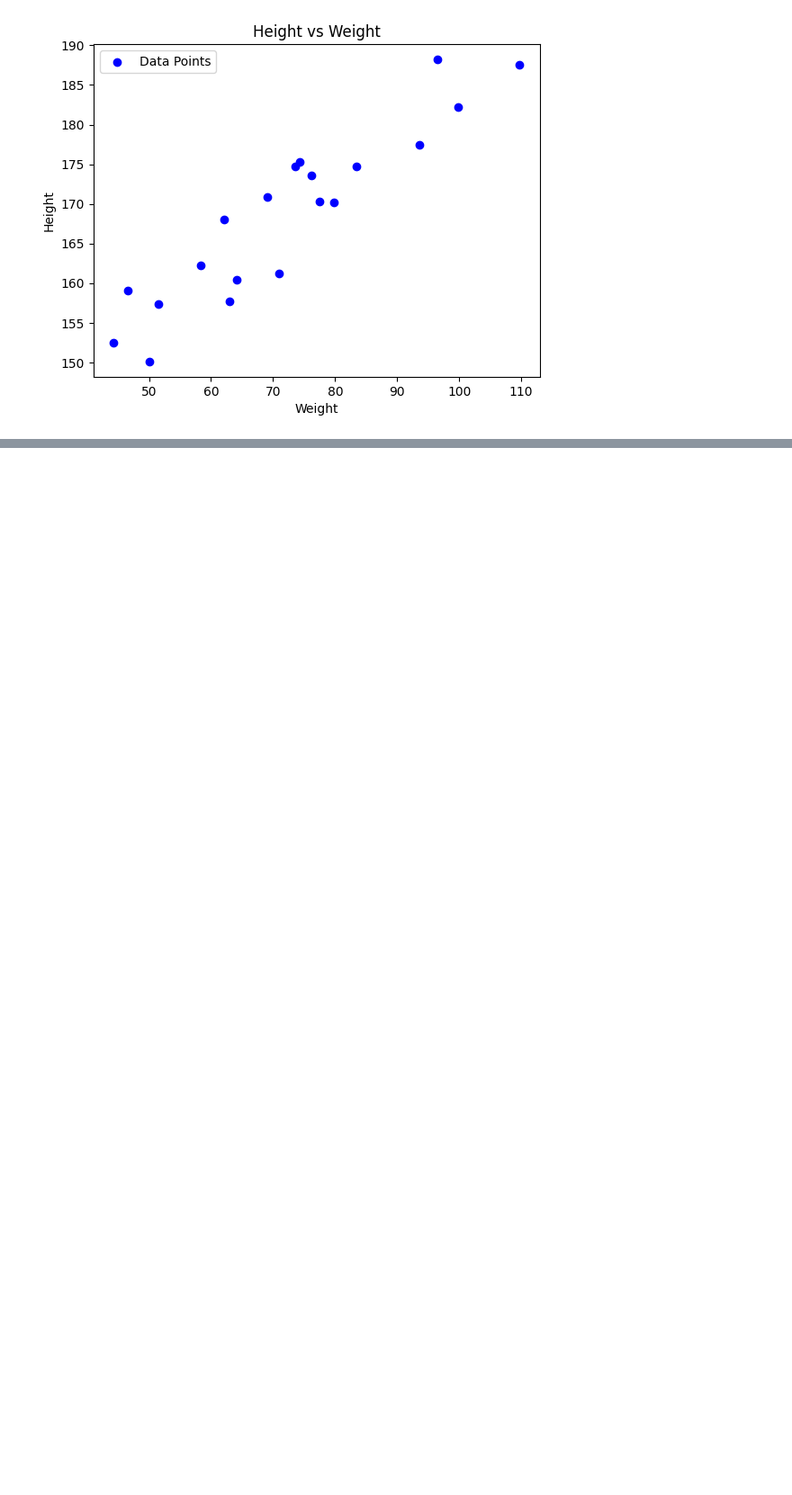
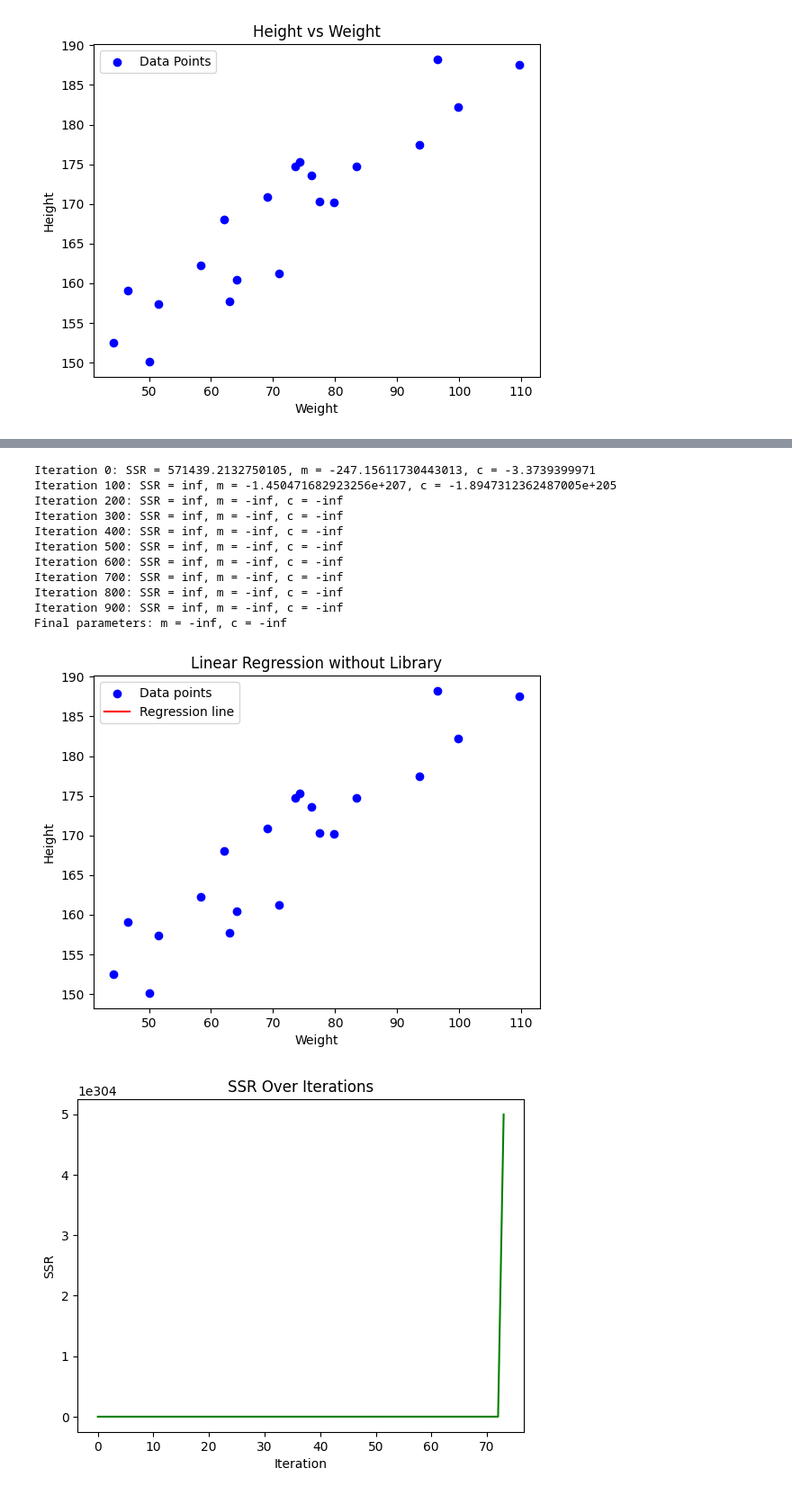
Before and after one commit to MLol-3/Machine-learning-class67, a Jupyter notebook: Regularization/Assignment1/assignment1.ipynb, the cells around one changed output, grey strips where cells are left out. Shown at 90% size. Cells and saved outputs as stored; diff of their text form; code cells hidden in the pictures; blank space fills up the shorter version.

```diff
--- a/Regularization/Assignment1/assignment1.ipynb
+++ b/Regularization/Assignment1/assignment1.ipynb
@@ -71,3 +22,83 @@ Name: Weight, dtype: float64
+# %%
+import numpy as np
+import pandas as pd
+import matplotlib.pyplot as plt
+
+# Load the data
+data = pd.read_csv('HeightWeight20.csv')
+
+# Extract the features and target
+X = data[['Weight']].values
+y = data['Height'].values
+
+# Initialize parameters
+m = 0  # slope
+c = 0  # intercept
+learning_rate = 0.01
+num_iterations = 1000
+
+# List to store the SSR for each iteration
+ssr_list = []
+
+# Number of samples
+n = len(y)
+
+# Gradient Descent
+for i in range(num_iterations):
+    # Predict the output with the current parameters
+    y_pred = m * X + c
+
+    # Calculate the residuals
+    residuals = y_pred - y.reshape(-1, 1)
+
+    # Calculate the sum of squared residuals (SSR)
+    ssr = np.sum(residuals**2)
+    ssr_list.append(ssr)
+
+    # Calculate gradients
+    dm = (-2/n) * np.sum(X * residuals)
+    dc = (-2/n) * np.sum(residuals)
+
+    # Update parameters
+    m = m - learning_rate * dm
+    c = c - learning_rate * dc
+
+    # Print progress every 100 iterations
+    if i % 100 == 0:
+        print(f"Iteration {i}: SSR = {ssr}, m = {m}, c = {c}")
+
+# Final model parameters
+print(f"Final parameters: m = {m}, c = {c}")
+
+# Plotting the regression line
+plt.scatter(X, y, color='blue', label='Data points')
+plt.plot(X, m * X + c, color='red', label='Regression line')
+plt.xlabel('Weight')
+plt.ylabel('Height')
+plt.title('Linear Regression without Library')
+plt.legend()
+plt.show()
+
+# Plotting SSR over iterations
+plt.plot(range(num_iterations), ssr_list, color='green')
+plt.xlabel('Iteration')
+plt.ylabel('SSR')
+plt.title('SSR Over Iterations')
+plt.show()
+# %% [output]
+Iteration 0: SSR = 571439.2132750105, m = -247.15611730443013, c = -3.3739399971
+Iteration 100: SSR = inf, m = -1.450471682923256e+207, c = -1.8947312362487005e+205
+Iteration 200: SSR = inf, m = -inf, c = -inf
+Iteration 300: SSR = inf, m = -inf, c = -inf
+Iteration 400: SSR = inf, m = -inf, c = -inf
+Iteration 500: SSR = inf, m = -inf, c = -inf
+Iteration 600: SSR = inf, m = -inf, c = -inf
+Iteration 700: SSR = inf, m = -inf, c = -inf
+Iteration 800: SSR = inf, m = -inf, c = -inf
+Iteration 900: SSR = inf, m = -inf, c = -inf
+Final parameters: m = -inf, c = -inf
+[figure, added]
+[figure, added]
 # %%
 model = Ridge(alpha=0)
 model.fit(X, y)
```
Also changed, not shown: parts of 1 cell of this notebook.
